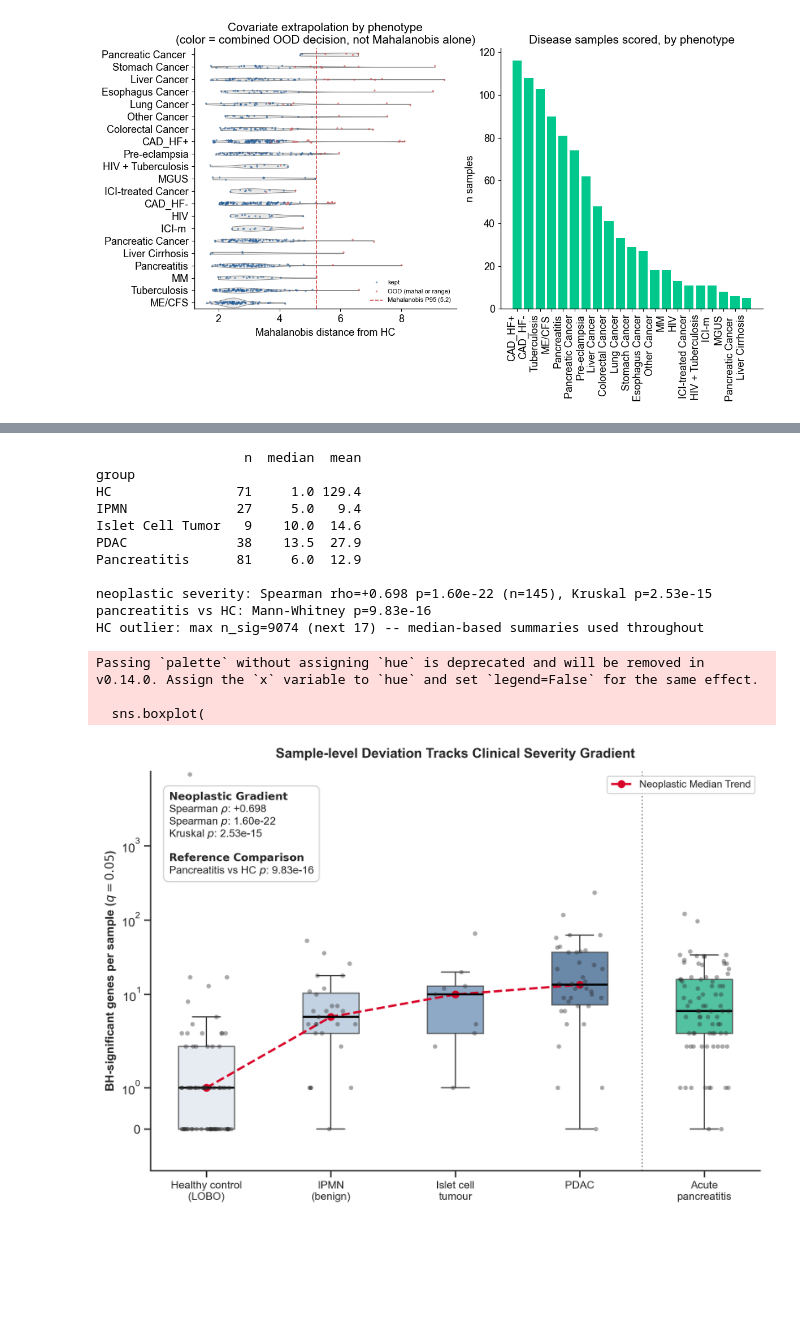
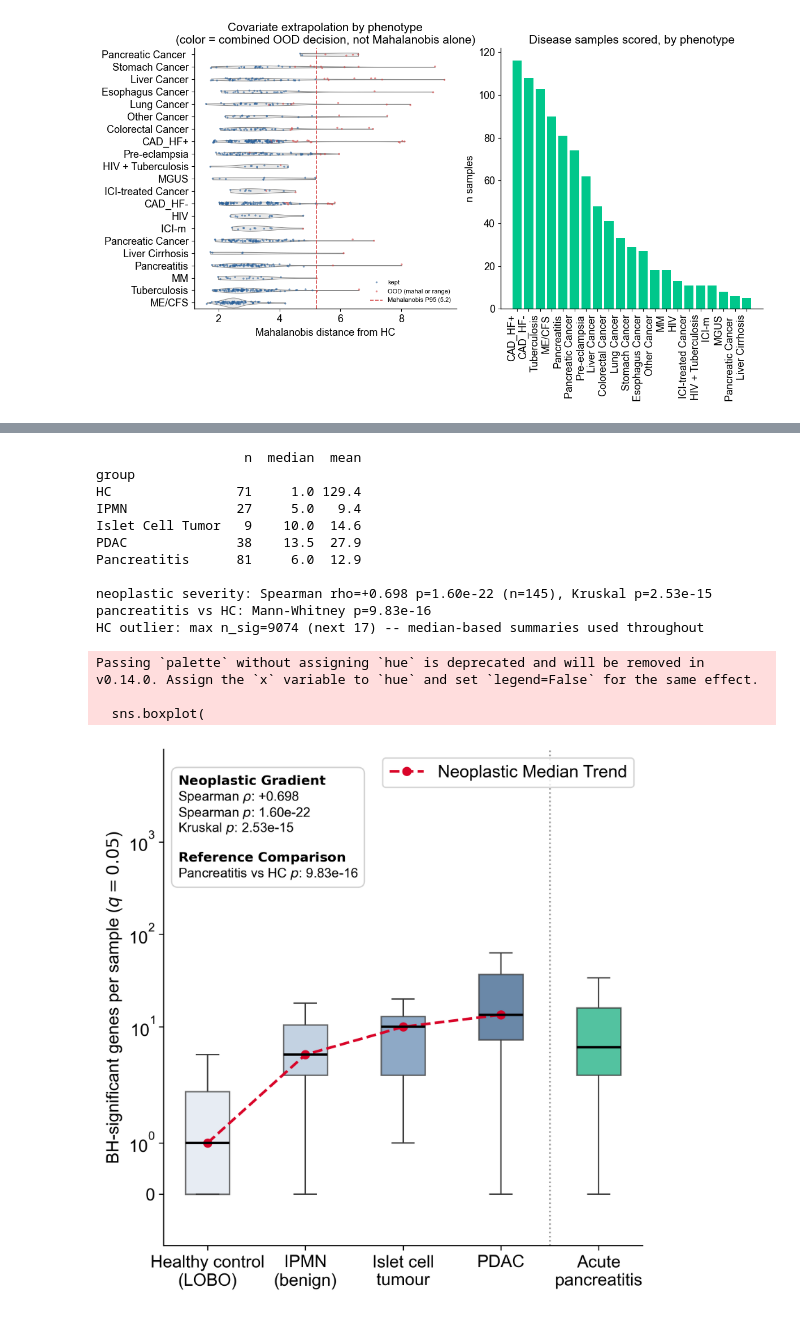
Before and after one commit to jmj3078/cfRNA_Disentaglement, a Jupyter notebook: MixedEffectsModeling/3_disease_scoring.ipynb, the cells around one changed output, grey strips where cells are left out. Drawn from its saved outputs; the diff is of its cells as text; code cells hidden in the pictures; blank space fills up the shorter version.

```diff
--- a/MixedEffectsModeling/3_disease_scoring.ipynb
+++ b/MixedEffectsModeling/3_disease_scoring.ipynb
@@ -262,8 +257,8 @@ fig.savefig(ZDIR / 'manhattan_top_samples.png', bbox_inches='tight')
 import json
 
 REF_DIR = Path('Benchmark/disease_reference')
-MARKER_TOPN = 300
-MARKER_SCORE_FLOOR = 0.05
+MARKER_TOPN = 500
+MARKER_SCORE_FLOOR = 0.01
 
 sym_of = sc.read_h5ad(config.H5AD_PATH, backed='r').var['GeneName'].reindex(gene_names)
 sym2cols = {}
@@ -271,6 +266,7 @@ for j, sym in enumerate(sym_of.values):
     sym2cols.setdefault(sym, []).append(j)
 
 pheno_markers = {}
+pheno_scores = {}  # sym -> OT association score, drives both label ranking and sample ranking below
 for f in REF_DIR.glob('*.json'):
     rec = json.load(open(f))
     if rec['phenotype'] == 'MGUS':  # OT association pool too thin (22 genes) for any panel size
@@ -279,6 +275,7 @@ for f in REF_DIR.glob('*.json'):
     floored = [g for g, s in ranked if s >= MARKER_SCORE_FLOOR]
     genes = set(floored[:MARKER_TOPN]) | set(rec.get('supplement', {}).get('genes', []))
     pheno_markers[rec['phenotype']] = genes
+    pheno_scores[rec['phenotype']] = dict(rec['genes'])
 
 p_all = 2 * norm.sf(np.abs(Z_shash))
 phenotype_stripped = pd.Series(phenotype_dis).str.strip().values
@@ -288,14 +285,18 @@ n_sig_of = sig_df.set_index('sample')['n_sig']  # genome-wide BH-significant gen
 rows = []
 for i, (name, ph) in enumerate(zip(names_dis, phenotype_stripped)):
     markers = pheno_markers.get(ph)
+    scores = pheno_scores.get(ph, {})
     p_thr = p_thr_of.get(name, np.nan)
     marker_cols = sorted({j for sym in (markers or []) for j in sym2cols.get(sym, [])})
     hit_syms = ([] if not marker_cols or not np.isfinite(p_thr)
                 else sorted({sym_of.iloc[j] for j in marker_cols if p_all[i, j] <= p_thr}))
-    rows.append((name, ph, ood_keep[i], len(marker_cols), len(hit_syms), ';'.join(hit_syms), int(n_sig_of.get(name, 0))))
+    hit_scores = [scores.get(s, 0.0) for s in hit_syms]
+    rows.append((name, ph, ood_keep[i], len(marker_cols), len(hit_syms), ';'.join(hit_syms), int(n_sig_of.get(name, 0)),
+                float(np.sum(hit_scores)), float(np.mean(hit_scores)) if hit_scores else 0.0))
 
 marker_df = pd.DataFrame(rows, columns=['sample', 'phenotype', 'ood_keep', 'n_markers_tested',
-                                        'n_markers_sig', 'marker_genes_sig', 'n_sig_genome'])
+                                        'n_markers_sig', 'marker_genes_sig', 'n_sig_genome',
+                                        'marker_score_sum', 'marker_score_mean'])
 marker_df['frac_markers_sig'] = marker_df['n_markers_sig'] / marker_df['n_markers_tested'].replace(0, np.nan)
 marker_df.to_csv(ZDIR / 'sample_marker_hits.csv', index=False)
 
@@ -303,7 +304,7 @@ print(marker_df.groupby('phenotype').agg(
     n_samples=('sample', 'size'), n_markers=('n_markers_tested', 'first'),
     mean_n_sig_genome=('n_sig_genome', 'mean'), mean_frac_sig=('frac_markers_sig', 'mean')).to_string())
 marker_df[marker_df['ood_keep'] & (marker_df['n_markers_tested'] > 0)].sort_values(
-    'frac_markers_sig', ascending=False).head(15)
+    'marker_score_sum', ascending=False).head(15)
 # %% [output]
                     n_samples  n_markers  mean_n_sig_genome  mean_frac_sig
 phenotype
@@ -403,8 +431,4 @@ Tuberculosis        101   0.779657          0.0      0
 # %%
-# 8. Sample-level inference: does deviation track clinical severity?
-# Moore et al. Batch_1 alone contains HC, acute pancreatitis and a pancreatic neoplasia gradient,
-# all scored by one LOBO engine that never saw this batch -- no batch or model confound to argue about.
-# This is the claim group-level correction cannot make: a probability attached to each individual.
 import h5py
 from scipy.stats import kruskal, mannwhitneyu, spearmanr
 
@@ -438,9 +462,7 @@ print(f"HC outlier: max n_sig={hc.max()} (next {sorted(hc.values)[-2]}) -- media
 order = NEOPLASTIC + ['Pancreatitis']
 labels = ['Healthy control\n(LOBO)', 'IPMN\n(benign)', 'Islet cell\ntumour', 'PDAC', 'Acute\npancreatitis']
 colors = ['#dce6f2', '#a8c4e0', '#5b8bc0', '#2a6099', '#00C78B']
-
-sns.set_theme(style='ticks', font='sans-serif')
-fig, ax = plt.subplots(figsize=(8.5, 6), dpi=300)
+fig, ax = plt.subplots(figsize=(6, 6), dpi=300)
 
 sns.boxplot(
     data=sev[sev['group'].isin(order)],
@@ -448,12 +470,6 @@ sns.boxplot(
     palette=colors, ax=ax, width=0.45,
     fliersize=0, boxprops=dict(alpha=0.75, linewidth=1.1),
     medianprops=dict(color='black', linewidth=1.8)
-)
-
-sns.stripplot(
-    data=sev[sev['group'].isin(order)],
-    x='group', y='n_sig', order=order,
-    color='#2b2b2b', size=4, alpha=0.4, jitter=0.2, ax=ax
 )
 
 medians = sev[sev['group'].isin(NEOPLASTIC)].groupby('group')['n_sig'].median().reindex(NEOPLASTIC)
@@ -477,38 +493,37 @@ stats_box_text = (
 
 ax.text(
     0.03, 0.95, stats_box_text, transform=ax.transAxes,
-    fontsize=9.5, verticalalignment='top',
+    fontsize=10, verticalalignment='top',
     bbox=dict(boxstyle='round,pad=0.5', facecolor='white', alpha=0.9, edgecolor='#cccccc')
 )
 
 ax.set_yscale('symlog')
 ax.set_xticks(range(len(order)))
-ax.set_xticklabels(labels, fontsize=9.5)
-ax.set_ylabel('BH-significant genes per sample ($q=0.05$)', fontsize=10.5, fontweight='bold')
+ax.set_xticklabels(labels)
+ax.set_ylabel('BH-significant genes per sample ($q=0.05$)')
 ax.set_xlabel('')
-ax.set_title('Sample-level Deviation Tracks Clinical Severity Gradient', fontsize=12, fontweight='bold', pad=12)
 
-ax.legend(loc='upper right', frameon=True, fontsize=9)
+ax.legend(loc='upper right', frameon=True)
 ax.set_ylim(bottom=-1, top=sev['n_sig'].max() * 1.1)
 sns.despine(top=True, right=True)
 plt.tight_layout()
 
 fig.savefig(ZDIR / 'severity_gradient.png', bbox_inches='tight', dpi=300)
 # %% [output]
                    n  median  mean
 group
 HC                71     1.0 129.4
 IPMN              27     5.0   9.4
 Islet Cell Tumor   9    10.0  14.6
 PDAC              38    13.5  27.9
 Pancreatitis      81     6.0  12.9
 
 neoplastic severity: Spearman rho=+0.698 p=1.60e-22 (n=145), Kruskal p=2.53e-15
 pancreatitis vs HC: Mann-Whitney p=9.83e-16
 HC outlier: max n_sig=9074 (next 17) -- median-based summaries used throughout
 Passing `palette` without assigning `hue` is deprecated and will be removed in v0.14.0. Assign the `x` variable to `hue` and set `legend=False` for the same effect.
 
   sns.boxplot(
-[figure, old version]
+[figure, new version]
 # %%
 1
```
Also changed, not shown: parts of 11 cells of this notebook, 33 other files.
